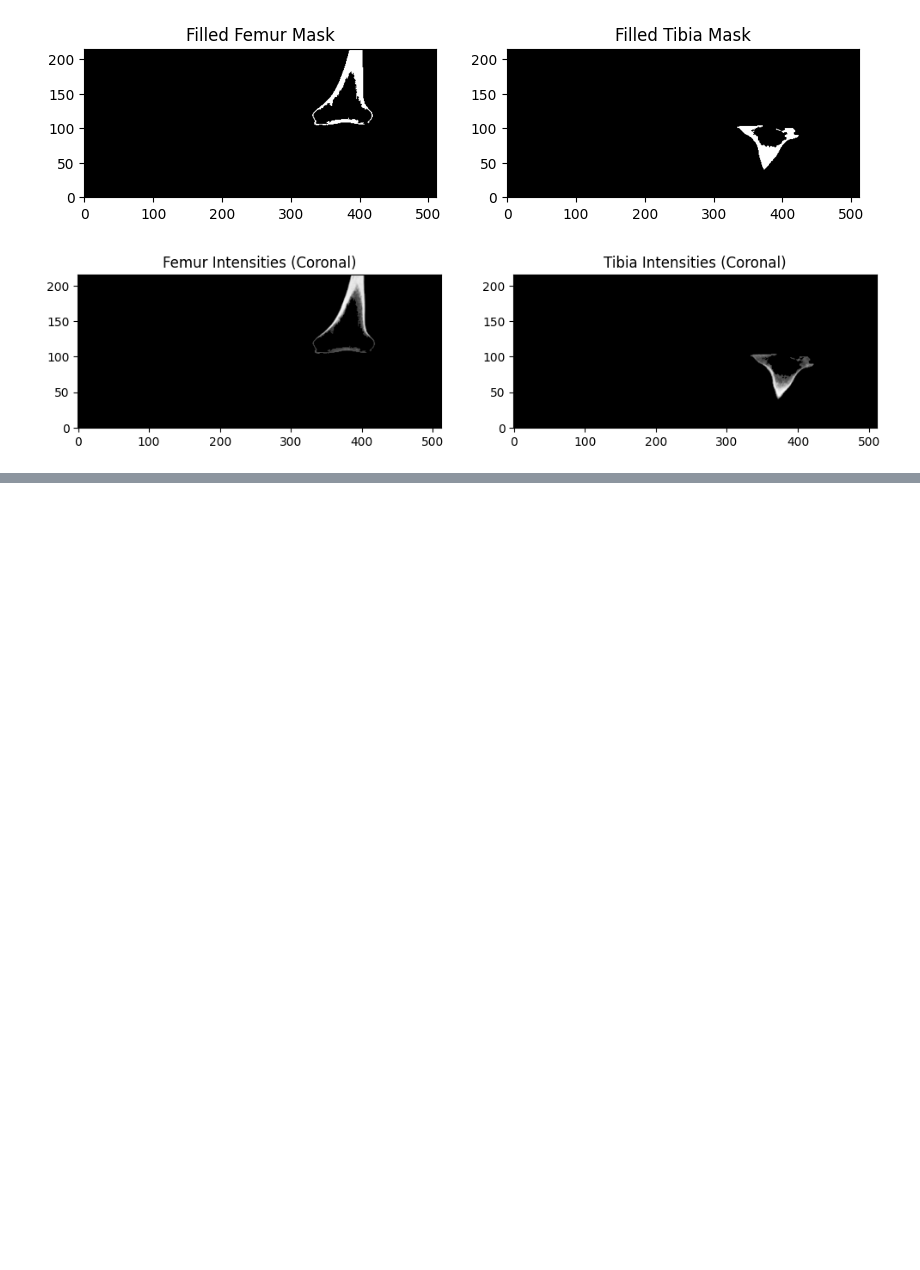
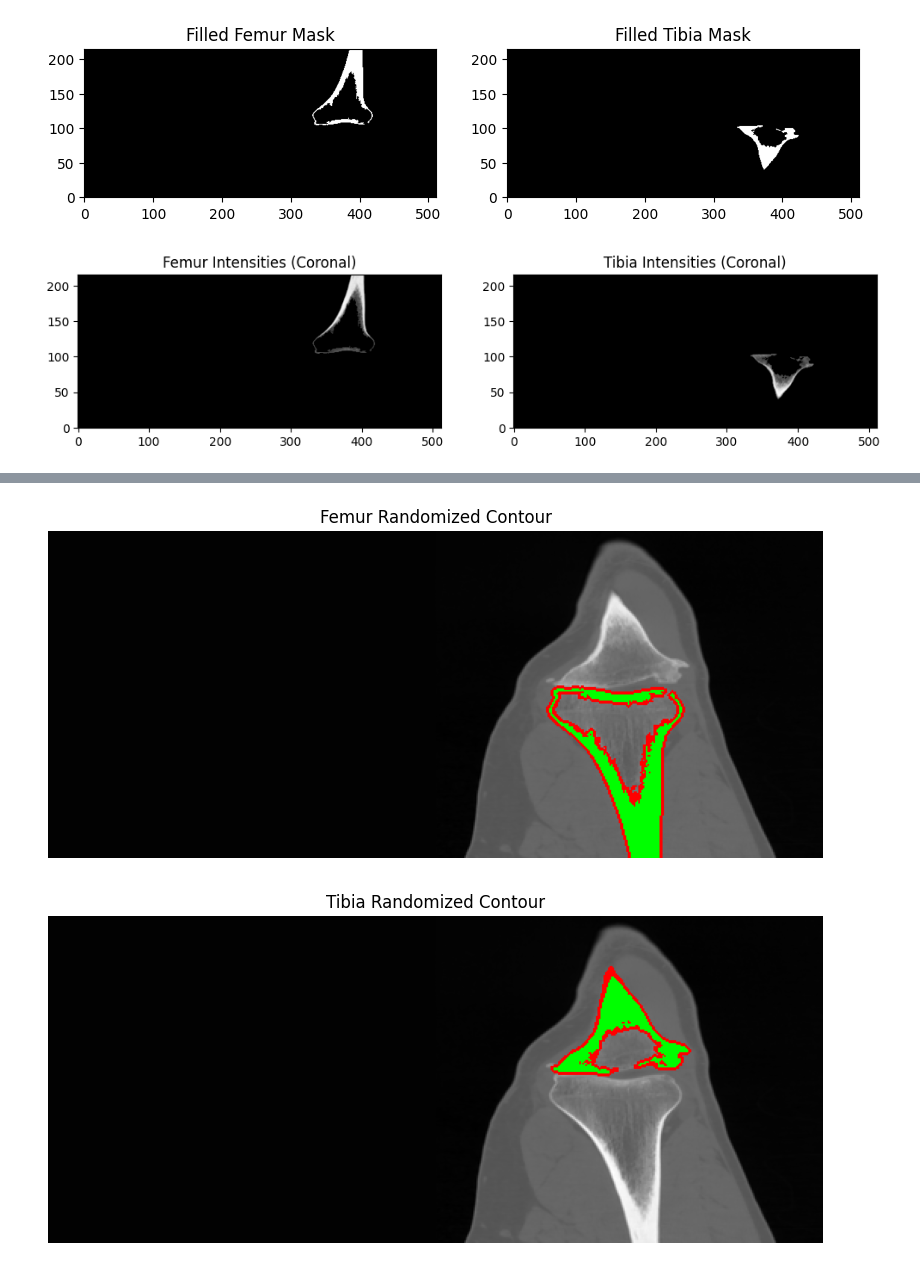
Before and after one commit to Aakriti555/Nammi-assignment, a Jupyter notebook: left_knee_Bone_Segementation.ipynb, the cells around one changed output, grey strips where cells are left out. Saved outputs shown, nothing was run; the diff lists cells and outputs as text; code cells hidden in the pictures; blank space fills up the shorter version.

```diff
--- a/left_knee_Bone_Segementation.ipynb
+++ b/left_knee_Bone_Segementation.ipynb
@@ -210,0 +247,28 @@ plt.show()
+# %%
+import numpy as np
+import nibabel as nib
+from scipy.ndimage import binary_dilation, generate_binary_structure
+from skimage.morphology import ball
+
+def expand_mask(mask, nii_header, expansion_mm=2.0):
+    """
+    Expands a 3D binary mask uniformly by the given distance in mm.
+
+    Args:
+        mask (np.ndarray): 3D binary mask to expand.
+        nii_header: Nibabel header object containing voxel dimensions.
+        expansion_mm (float): Distance in millimeters to expand.
+
+    Returns:
+        np.ndarray: Expanded binary mask.
+    """
+    voxel_sizes = nii_header.get_zooms()[:3]  # Get voxel dimensions in mm
+    voxel_radius = int(np.round(expansion_mm / np.mean(voxel_sizes)))  # Approximate spherical radius in voxels
+
+    # Create a 3D spherical structuring element with that radius
+    struct_elem = ball(voxel_radius)
+
+    # Apply binary dilation
+    expanded_mask = binary_dilation(mask, structure=struct_elem)
+
+    return expanded_mask.astype(np.uint8)
@@ -210,0 +324,15 @@ plt.show()
+# %%
+import random
+
+def generate_random_number(min_val, max_val):
+  return random.randint(min_val, max_val)
+# %%
+random=generate_random_number(0,2.0)
+femur_random = expand_mask(femur_mask, img.header, expansion_mm=random)
+tibia_random = expand_mask(tibia_mask, img.header, expansion_mm=random)
+# %%
+visualize_expansion(img_data, femur_mask, femur_random, title="Femur Randomized Contour")
+visualize_expansion(img_data, tibia_mask, tibia_random, title="Tibia Randomized Contour")
+# %% [output]
+[figure, added]
+[figure, added]
```
Also changed, not shown: parts of 8 cells of this notebook.
